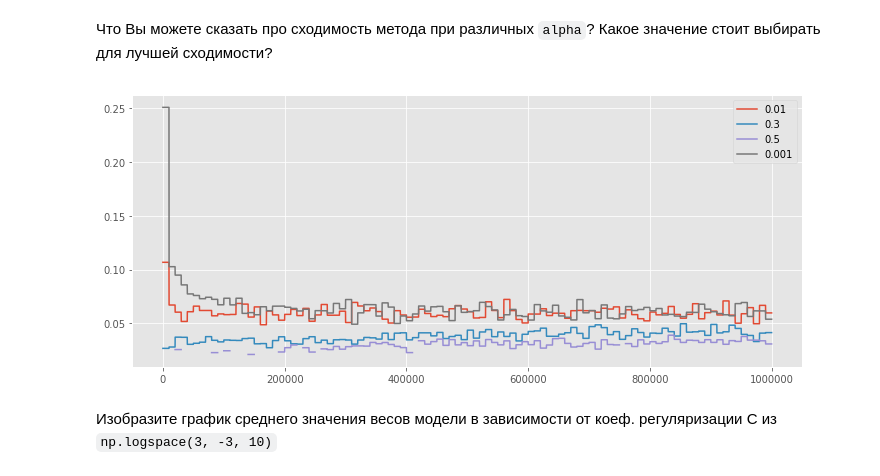
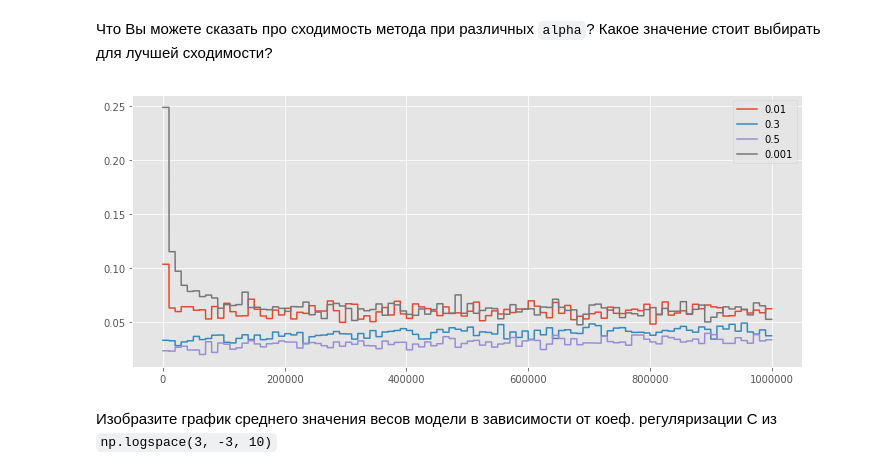
Before and after one commit to arinat79/data-mining, a Jupyter notebook: hw3-Copy2.ipynb, the cells around one changed output. Cells and saved outputs as stored; diff of their text form; code cells hidden in the pictures.

```diff
--- a/hw3-Copy2.ipynb
+++ b/hw3-Copy2.ipynb
@@ -434,23 +434,23 @@ $N$ можно брать 10, 50, 100 и т.д.
 # %%
 a = [0.01, 0.3, 0.5, 0.001]
 loss =[]
 for i in a:
     clf = MySGDClassifier(batch_generator, alpha=i, max_epoch=10, C=10000)
     clf.fit(X, y)
     loss.append(clf.errors_log['loss'])
     loss = np.array(loss)
     loss = loss.reshape(-1, 10000)
     for i in range(np.shape(loss)[0]):
-        n = np.mean(loss[i])
+        n = np.nanmean(loss[i])
         for j in range(np.shape(loss)[1]):
             loss[i][j] = n
     loss = loss.reshape(1, -1)[0]
     plt.plot(loss)
     loss =[]
 plt.legend(a)
 plt.show()
 # %% [output]
-[figure, old version]
+[figure, new version]
 # %% [markdown]
 Изобразите график среднего значения весов модели в зависимости от коеф. регуляризации С из `np.logspace(3, -3, 10)`
 # %%
```
